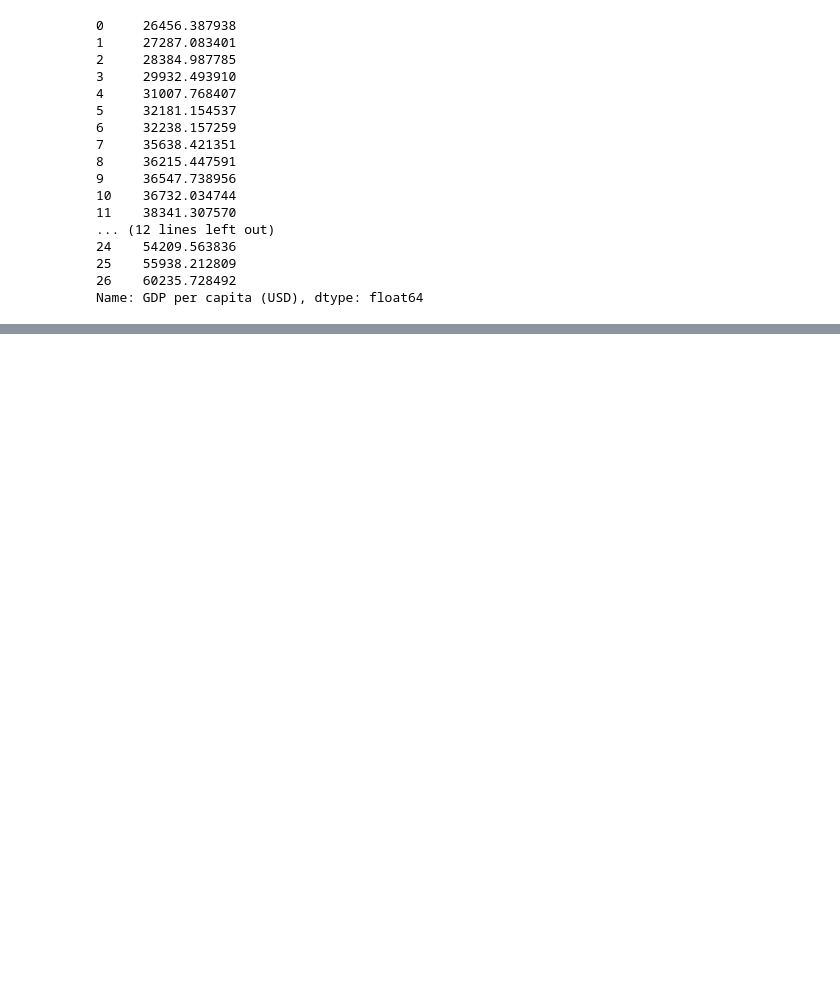
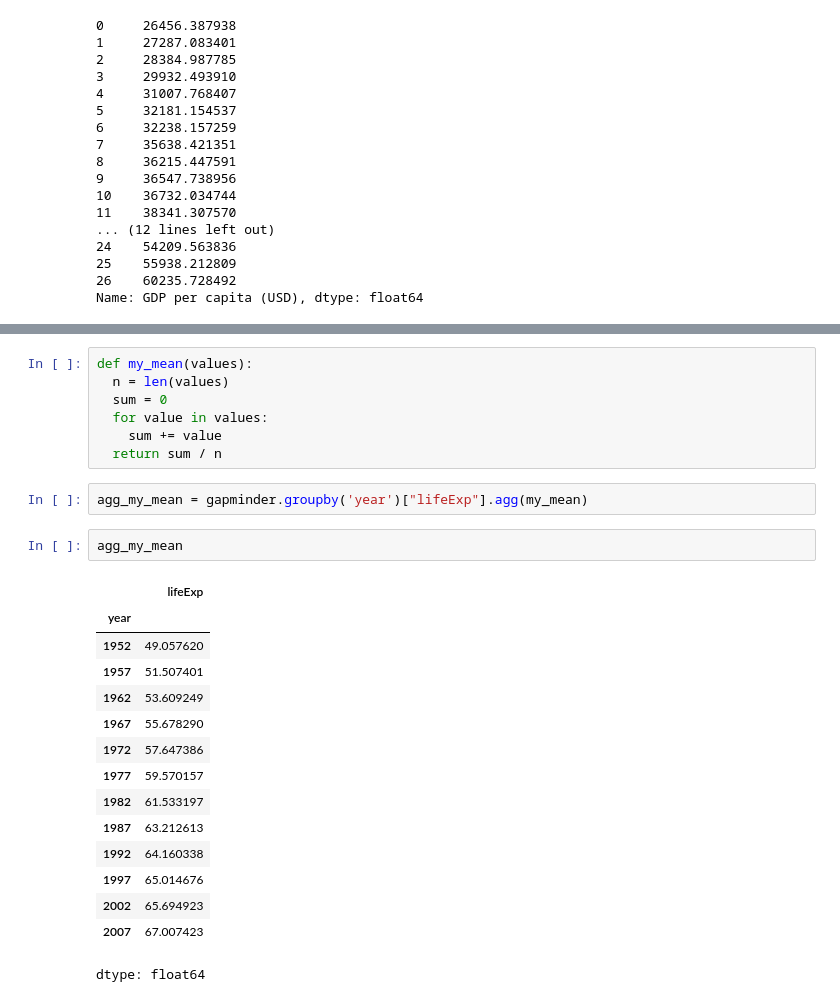
Before and after one commit to gracesjy/mldl_study, a Jupyter notebook: Pandas01.ipynb, the cells around one changed output, grey strips where cells are left out. Drawn from its saved outputs; the diff is of its cells as text; blank space fills up the shorter version.

```diff
--- a/Pandas01.ipynb
+++ b/Pandas01.ipynb
@@ -95,0 +173,27 @@ Name: GDP per capita (USD), dtype: float64
+# %%
+def my_mean(values):
+  n = len(values)
+  sum = 0
+  for value in values:
+    sum += value
+  return sum / n
+# %%
+agg_my_mean = gapminder.groupby('year')["lifeExp"].agg(my_mean)
+# %%
+agg_my_mean
+# %% [output]
+|  | lifeExp |
+| year |  |
+| 1952 | 49.057620 |
+| 1957 | 51.507401 |
+| 1962 | 53.609249 |
+| 1967 | 55.678290 |
+| 1972 | 57.647386 |
+| 1977 | 59.570157 |
+| 1982 | 61.533197 |
+| 1987 | 63.212613 |
+| 1992 | 64.160338 |
+| 1997 | 65.014676 |
+| 2002 | 65.694923 |
+| 2007 | 67.007423 |
+dtype: float64
```
Also changed, not shown: parts of 11 cells of this notebook.
